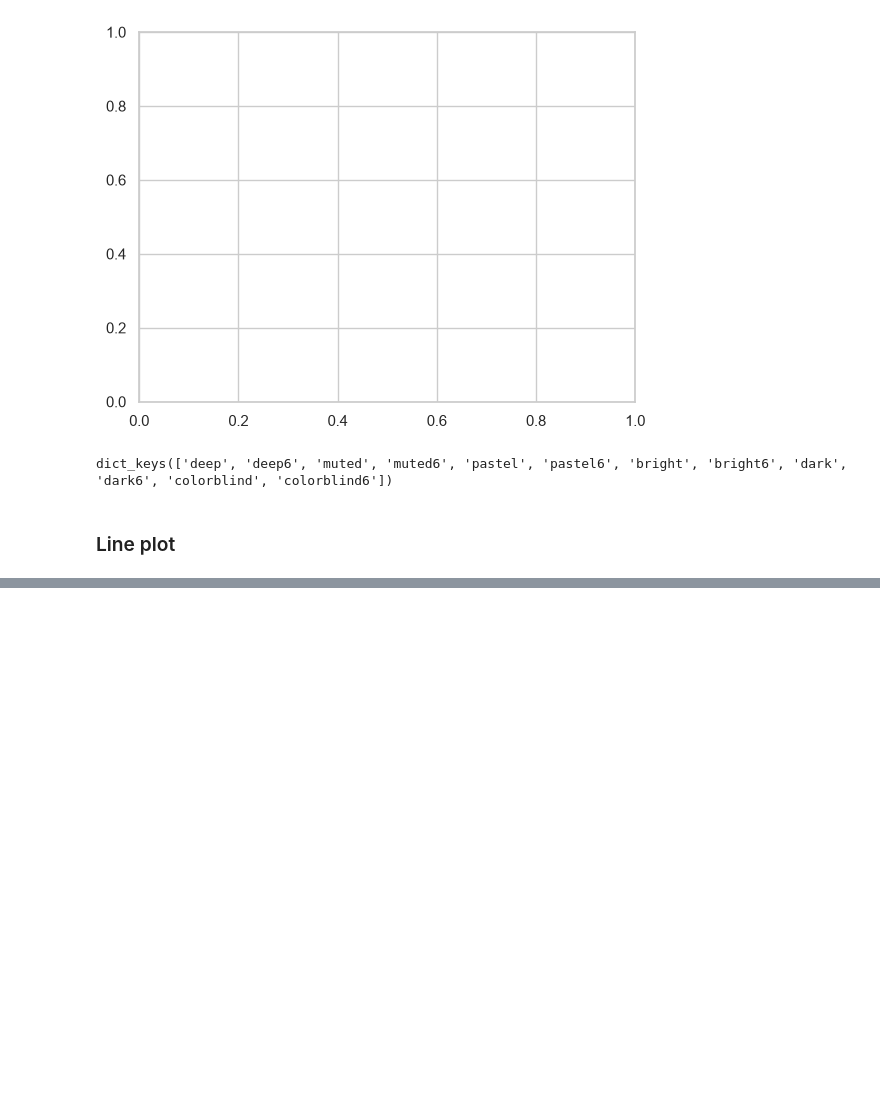
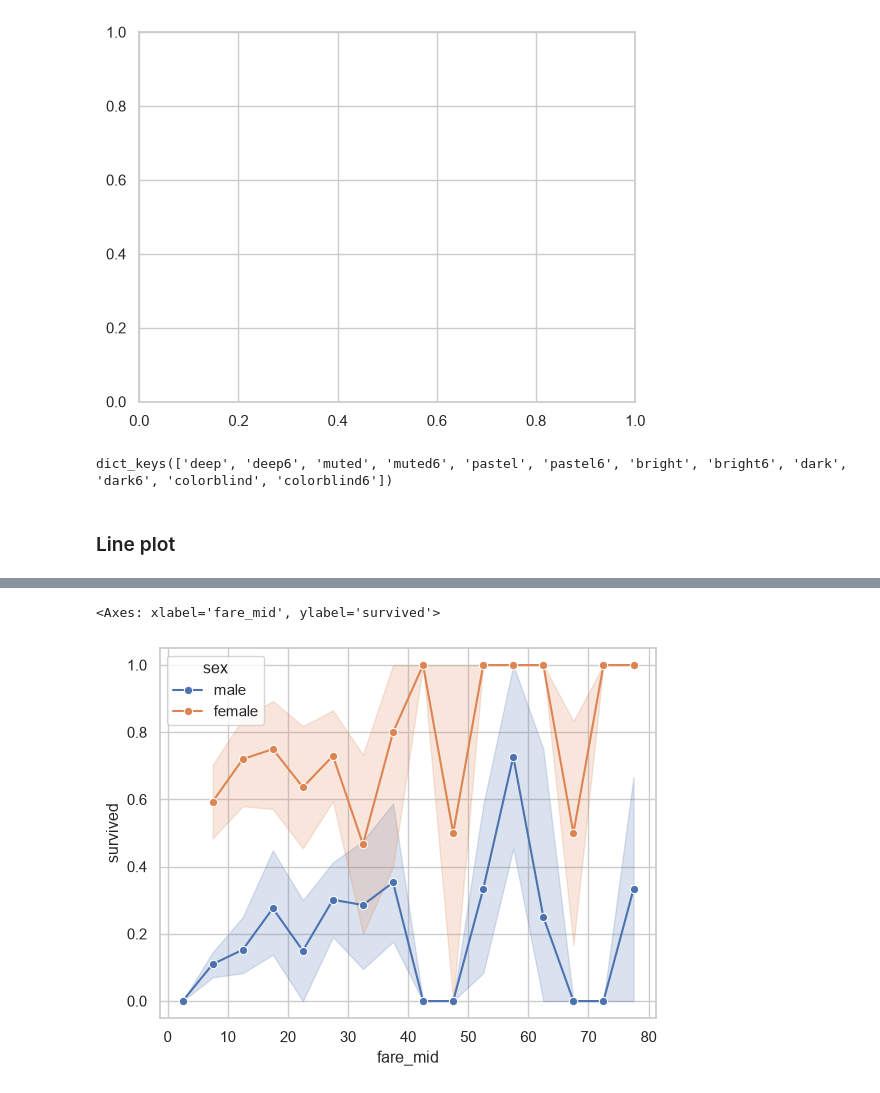
Before and after one commit to Sumit-Rajak99/Matplotlib-learning, a Jupyter notebook: seabornn.ipynb, the cells around one changed output, grey strips where cells are left out. Cells and saved outputs as stored; diff of their text form; code cells hidden in the pictures; blank space fills up the shorter version.

```diff
--- a/seabornn.ipynb
+++ b/seabornn.ipynb
@@ -52,0 +61,7 @@ dict_keys(['deep', 'deep6', 'muted', 'muted6', 'pastel', 'pastel6', 'bright', 'b
+# %%
+df['fare_group']=pd.cut(df['fare'],bins=range(0,85,5))
+tmp=(df.dropna(subset=['fare_group']).assign(fare_mid=lambda x:x['fare_group'].map(lambda i:i.mid)))
+sns.lineplot(data=tmp,x='fare_mid',y='survived',hue='sex',marker='o',errorbar=('ci',95))
+# %% [output]
+<Axes: xlabel='fare_mid', ylabel='survived'>
+[figure, added]
```
Also changed, not shown: parts of 13 cells of this notebook.
